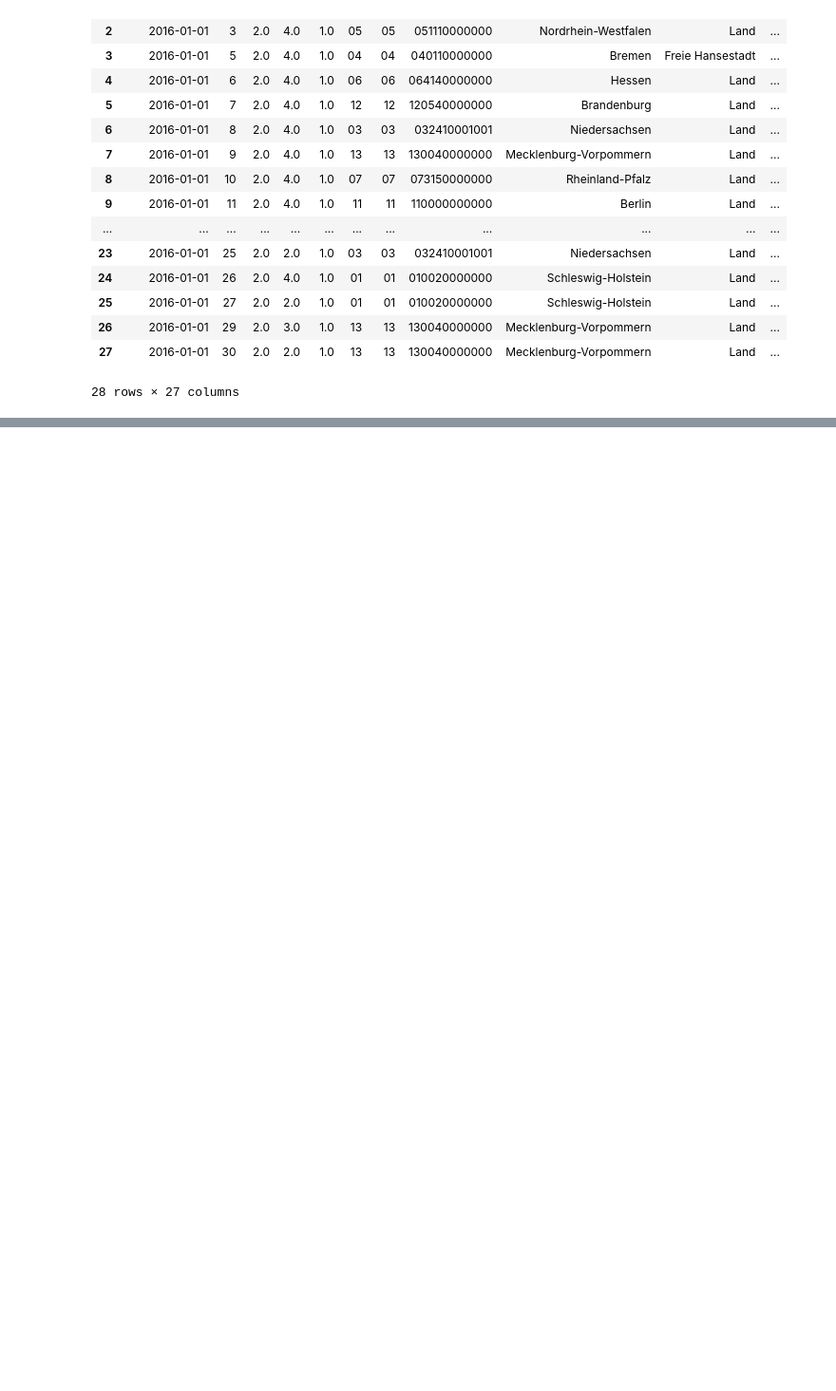
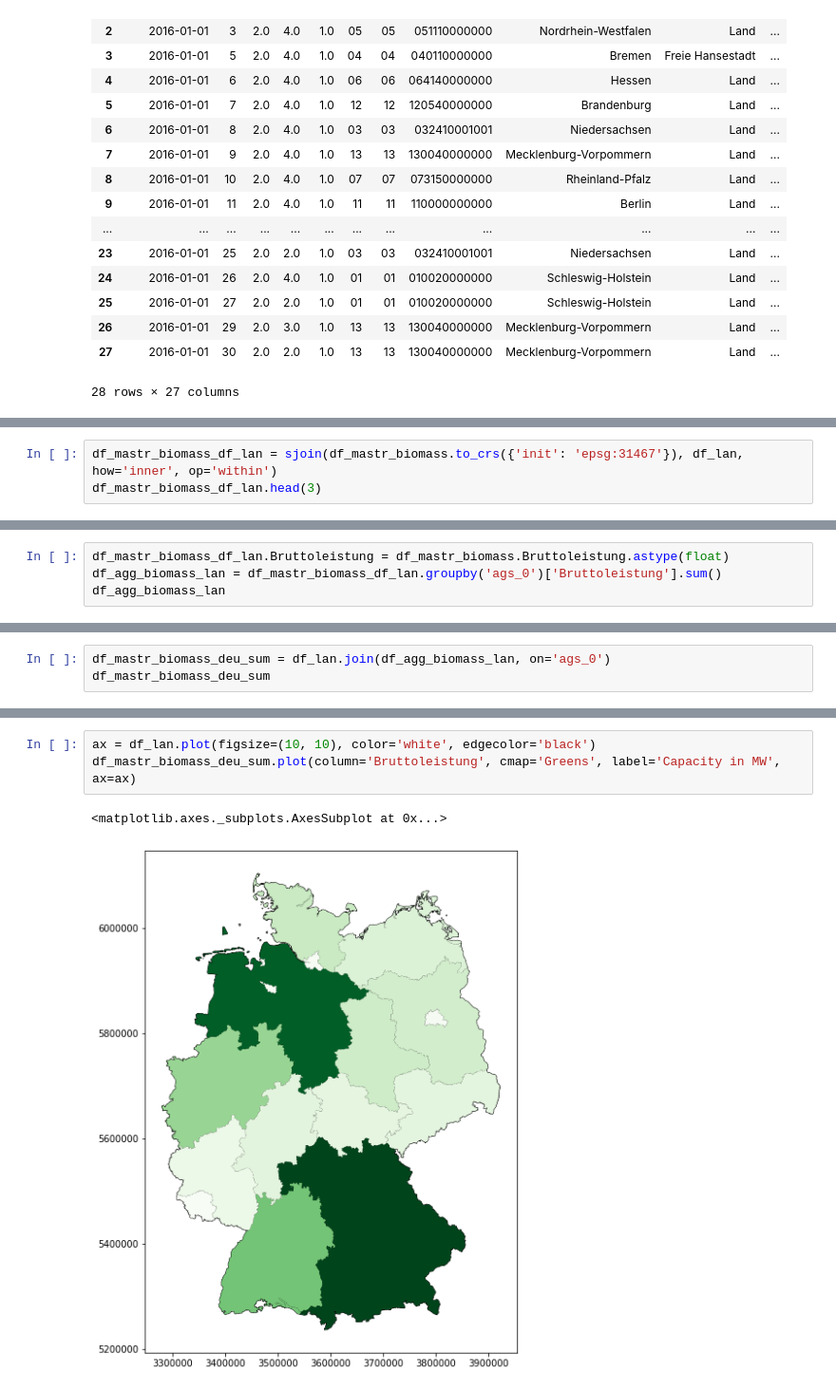
Before and after one commit to OpenEnergyPlatform/open-MaStR, a Jupyter notebook: postprocessing/OEP-oedialect_MaStR_analyse.ipynb, the cells around one changed output, grey strips where cells are left out. Shown at 95% size. Drawn from its saved outputs; the diff is of its cells as text; blank space fills up the shorter version.

```diff
--- a/postprocessing/OEP-oedialect_MaStR_analyse.ipynb
+++ b/postprocessing/OEP-oedialect_MaStR_analyse.ipynb
@@ -536,0 +541,3 @@ df_mastr_wind_deu_sum.plot(column='Bruttoleistung', cmap='Greens', label='Capaci
+# %%
+df_mastr_biomass_df_lan = sjoin(df_mastr_biomass.to_crs({'init': 'epsg:31467'}), df_lan, how='inner', op='within')
+df_mastr_biomass_df_lan.head(3)
@@ -536,0 +550,4 @@ df_mastr_wind_deu_sum.plot(column='Bruttoleistung', cmap='Greens', label='Capaci
+# %%
+df_mastr_biomass_df_lan.Bruttoleistung = df_mastr_biomass.Bruttoleistung.astype(float)
+df_agg_biomass_lan = df_mastr_biomass_df_lan.groupby('ags_0')['Bruttoleistung'].sum()
+df_agg_biomass_lan
@@ -536,0 +573,3 @@ df_mastr_wind_deu_sum.plot(column='Bruttoleistung', cmap='Greens', label='Capaci
+# %%
+df_mastr_biomass_deu_sum = df_lan.join(df_agg_biomass_lan, on='ags_0')
+df_mastr_biomass_deu_sum
@@ -536,0 +595,6 @@ df_mastr_wind_deu_sum.plot(column='Bruttoleistung', cmap='Greens', label='Capaci
+# %%
+ax = df_lan.plot(figsize=(10, 10), color='white', edgecolor='black')
+df_mastr_biomass_deu_sum.plot(column='Bruttoleistung', cmap='Greens', label='Capacity in MW', ax=ax)
+# %% [output]
+<matplotlib.axes._subplots.AxesSubplot at 0x...>
+[figure, added]
```
Also changed, not shown: parts of 11 cells of this notebook.
